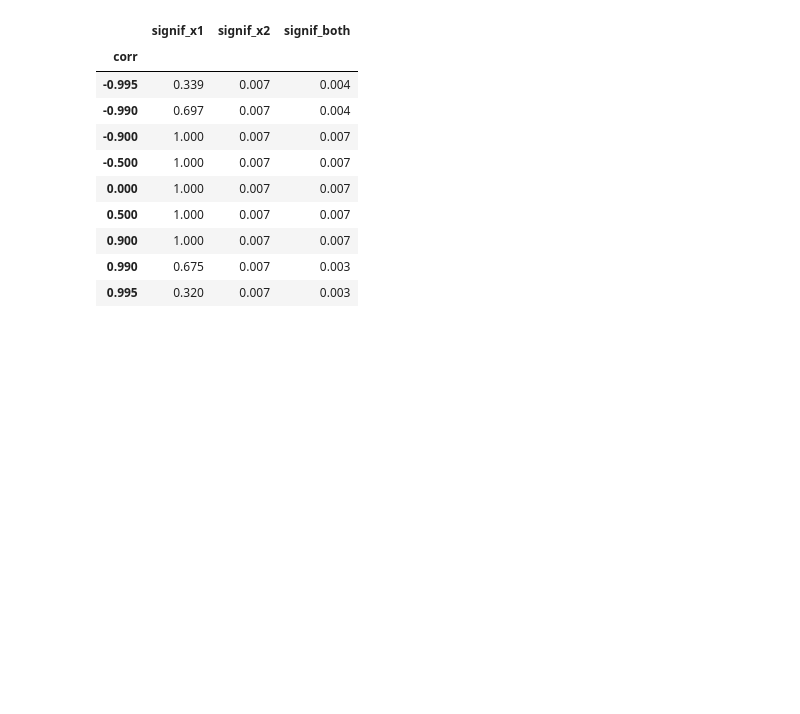
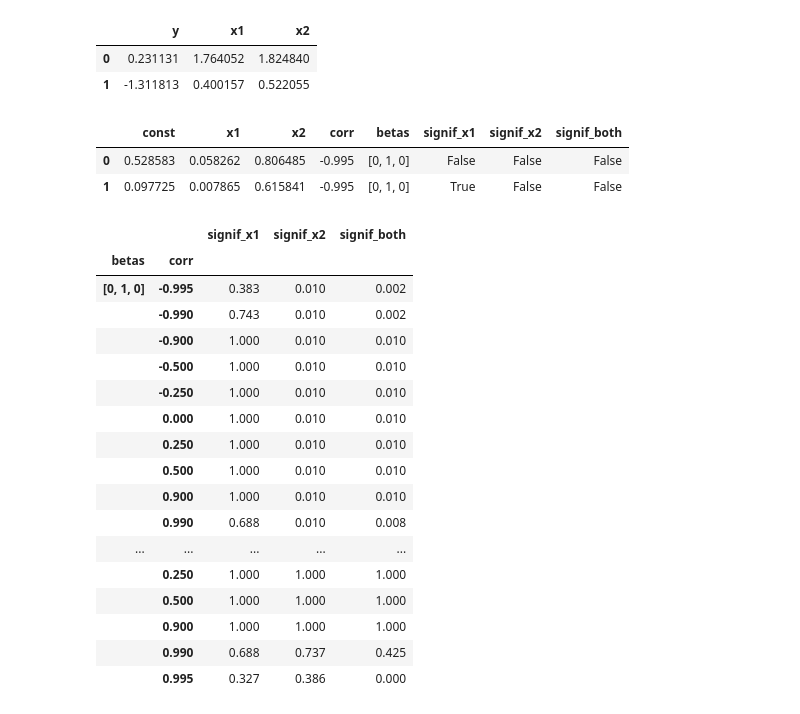
Before and after one commit to ftvalentini/misc, a Jupyter notebook: logistic_corr_coefficientes.ipynb, the cells around one changed output. Cells and saved outputs as stored; diff of their text form; code cells hidden in the pictures; blank space fills up the shorter version.

```diff
--- a/logistic_corr_coefficientes.ipynb
+++ b/logistic_corr_coefficientes.ipynb
@@ -5,54 +5,80 @@
 import numpy as np
 import pandas as pd
 
-def simulate_data(n, corr, seed):
+def simulate_data(n, corr, seed, betas: list = [0, 1, 0]):
     np.random.seed(seed)
     x1 = np.random.normal(size=n)
     x2 = corr * x1 + np.sqrt(1 - corr**2) * np.random.normal(size=n)
-    y = 0 + 1 * x1 + 0 * x2 + np.random.normal(size=n)
+    y = betas[0] + betas[1] * x1 + betas[2] * x2 + np.random.normal(size=n)
     df = pd.DataFrame({'y': y, 'x1': x1, 'x2': x2})
-    return
+    return df
 
 
 df = simulate_data(1000, 0.99, 0)
+# %%
+df.head(2)
+# %% [output]
+|  | y | x1 | x2 |
+| 0 | 0.231131 | 1.764052 | 1.824840 |
+| 1 | -1.311813 | 0.400157 | 0.522055 |
 # %%
 # For different cor levels, compute the fraction of times the model
 # identifies x2 as significant:
 
 import statsmodels.api as sm
 
-cors = [-.995, -.99, -.9, -.5, 0, .5, .9, .99, .995]
-n = 1_000
+cors = [-.995, -.99, -.9, -.5, -.25, 0, .25, .5, .9, .99, .995]
+n = 500
 B = 1_000
+betas = [
+    [0, 1, 0],
+    [0, 1, 1],
+]
+
 
 # Init dict with keys:
 results = []
 for corr in cors:
-    significant = 0
-    pvalues_ = []
-    for i in range(B):
-        df = simulate_data(n, corr, i)
-        model = sm.OLS(df['y'], sm.add_constant(df[['x1', 'x2']])).fit()
-        # Save all pvalues for all vars:
-        pvalues_.append(model.pvalues.to_dict())
-    df_pvalues = pd.DataFrame(pvalues_)
-    df_pvalues["corr"] = corr
-    results.append(df_pvalues)
+    for bs in betas:
+        significant = 0
+        pvalues_ = []
+        for i in range(B):
+            df = simulate_data(n, corr, i, bs)
+            model = sm.OLS(df['y'], sm.add_constant(df[['x1', 'x2']])).fit()
+            # Save all pvalues for all vars:
+            pvalues_.append(model.pvalues.to_dict())
+        df_pvalues = pd.DataFrame(pvalues_)
+        df_pvalues["corr"] = corr
+        df_pvalues["betas"] = str(bs)
+        results.append(df_pvalues)
+# %%
+df_pvalues.head(2)
+# %% [output]
+|  | const | x1 | x2 | corr | betas | signif_x1 | signif_x2 | signif_both |
+| 0 | 0.528583 | 0.058262 | 0.806485 | -0.995 | [0, 1, 0] | False | False | False |
+| 1 | 0.097725 | 0.007865 | 0.615841 | -0.995 | [0, 1, 0] | True | False | False |
 # %%
 df_pvalues = pd.concat(results)
 df_pvalues["signif_x1"] = df_pvalues["x1"] < 0.01
 df_pvalues["signif_x2"] = df_pvalues["x2"] < 0.01
 df_pvalues["signif_both"] = df_pvalues["signif_x1"] & df_pvalues["signif_x2"]
-df_pvalues.groupby("corr")[["signif_x1", "signif_x2", "signif_both"]].mean()
+df_pvalues.groupby(["betas", "corr"])[["signif_x1", "signif_x2", "signif_both"]].mean()
 # %% [output]
-|  | signif_x1 | signif_x2 | signif_both |
-| corr |  |  |  |
-| -0.995 | 0.339 | 0.007 | 0.004 |
-| -0.990 | 0.697 | 0.007 | 0.004 |
-| -0.900 | 1.000 | 0.007 | 0.007 |
-| -0.500 | 1.000 | 0.007 | 0.007 |
-| 0.000 | 1.000 | 0.007 | 0.007 |
-| 0.500 | 1.000 | 0.007 | 0.007 |
-| 0.900 | 1.000 | 0.007 | 0.007 |
-| 0.990 | 0.675 | 0.007 | 0.003 |
-| 0.995 | 0.320 | 0.007 | 0.003 |
+|  |  | signif_x1 | signif_x2 | signif_both |
+| betas | corr |  |  |  |
+| [0, 1, 0] | -0.995 | 0.383 | 0.010 | 0.002 |
+|  | -0.990 | 0.743 | 0.010 | 0.002 |
+|  | -0.900 | 1.000 | 0.010 | 0.010 |
+|  | -0.500 | 1.000 | 0.010 | 0.010 |
+|  | -0.250 | 1.000 | 0.010 | 0.010 |
+|  | 0.000 | 1.000 | 0.010 | 0.010 |
+|  | 0.250 | 1.000 | 0.010 | 0.010 |
+|  | 0.500 | 1.000 | 0.010 | 0.010 |
+|  | 0.900 | 1.000 | 0.010 | 0.010 |
+|  | 0.990 | 0.688 | 0.010 | 0.008 |
+| ... | ... | ... | ... | ... |
+|  | 0.250 | 1.000 | 1.000 | 1.000 |
+|  | 0.500 | 1.000 | 1.000 | 1.000 |
+|  | 0.900 | 1.000 | 1.000 | 1.000 |
+|  | 0.990 | 0.688 | 0.737 | 0.425 |
+|  | 0.995 | 0.327 | 0.386 | 0.000 |
```
Also changed, not shown: 9 other files.
